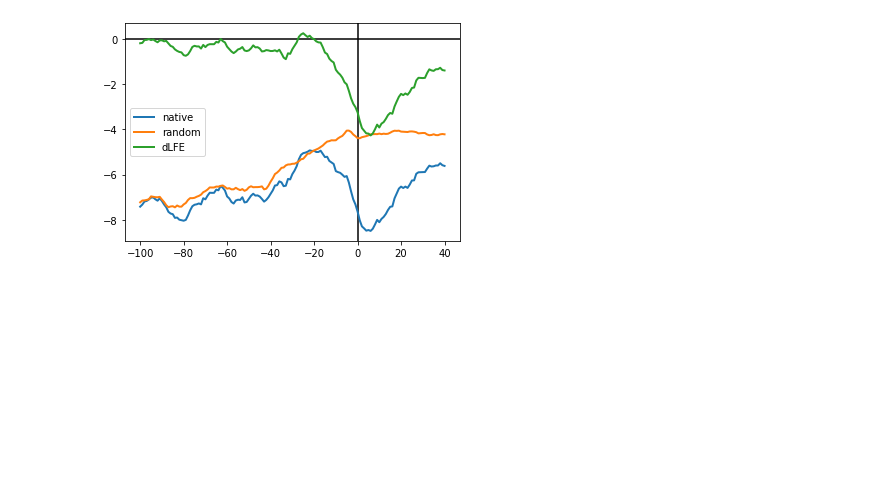
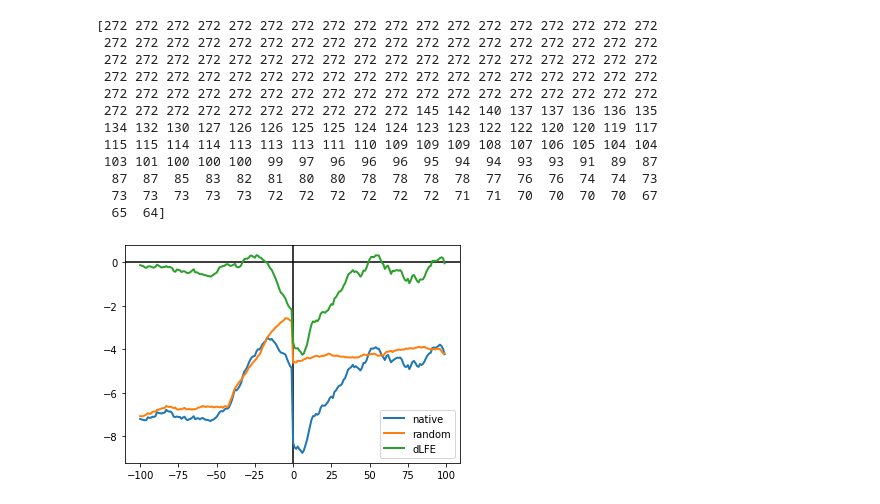
Before and after one commit to michaelpeeri/rnafold-rts-public, a Jupyter notebook: DeltaLFE calculation demonstration.ipynb, the cells around one changed output. Drawn from its saved outputs; the diff is of its cells as text; code cells hidden in the pictures; blank space fills up the shorter version.

```diff
--- a/DeltaLFE calculation demonstration.ipynb
+++ b/DeltaLFE calculation demonstration.ipynb
@@ -5,7 +5,7 @@ windowWidth=40
 cdsSpan=100
 utrSpan=100
 randomizationDepth=10
-sequenceSamplingFraction=20
+sequenceSamplingFraction=15
 cdsSeqsFilename = 'rts_export_taxid_511145_cds.fna'
 utrSeqsFilename = 'rts_export_taxid_511145_3utr.fna'
 # %%
@@ -204,10 +151,30 @@ deltaLFEprofile  = np.vstack(allDeltaLFEs).mean(axis=0)
 # %%
 import matplotlib.pyplot as plt
+
+nativeLFEprofile = np.nanmean( np.vstack(allNativeLFEs), axis=0)
+randomLFEprofile = np.nanmean( np.vstack(allRandomLFEs), axis=0)
+deltaLFEprofile  = np.nanmean( np.vstack(allDeltaLFEs),  axis=0)
+
 plt.axhline(y=0, c='black')
 plt.axvline(x=0, c='black')
-plt.plot(range(-100,101), nativeLFEprofile, lw=2, label='native')
-plt.plot(range(-100,101), randomLFEprofile, lw=2, label='random')
-plt.plot(range(-100,101), deltaLFEprofile,  lw=2, label='dLFE')
+plt.plot(range(-100,100), nativeLFEprofile, lw=2, label='native')
+plt.plot(range(-100,100), randomLFEprofile, lw=2, label='random')
+plt.plot(range(-100,100), deltaLFEprofile,  lw=2, label='dLFE')
 plt.legend();
+
+print((~np.isnan(np.vstack(allNativeLFEs))).sum(axis=0))
+#print(np.nanmean( np.vstack(allNativeLFEs), axis=0 ))
 # %% [output]
+[272 272 272 272 272 272 272 272 272 272 272 272 272 272 272 272 272 272
+ 272 272 272 272 272 272 272 272 272 272 272 272 272 272 272 272 272 272
+ 272 272 272 272 272 272 272 272 272 272 272 272 272 272 272 272 272 272
+ 272 272 272 272 272 272 272 272 272 272 272 272 272 272 272 272 272 272
+ 272 272 272 272 272 272 272 272 272 272 272 272 272 272 272 272 272 272
+ 272 272 272 272 272 272 272 272 272 272 145 142 140 137 137 136 136 135
+ 134 132 130 127 126 126 125 125 124 124 123 123 122 122 120 120 119 117
+ 115 115 114 114 113 113 113 111 110 109 109 109 108 107 106 105 104 104
+ 103 101 100 100 100  99  97  96  96  96  95  94  94  93  93  91  89  87
+  87  87  85  83  82  81  80  80  78  78  78  78  77  76  76  74  74  73
+  73  73  73  73  73  72  72  72  72  72  72  71  71  70  70  70  70  67
+  65  64]
-[figure, old version]
+[figure, new version]
```
Also changed, not shown: parts of 3 cells of this notebook.
